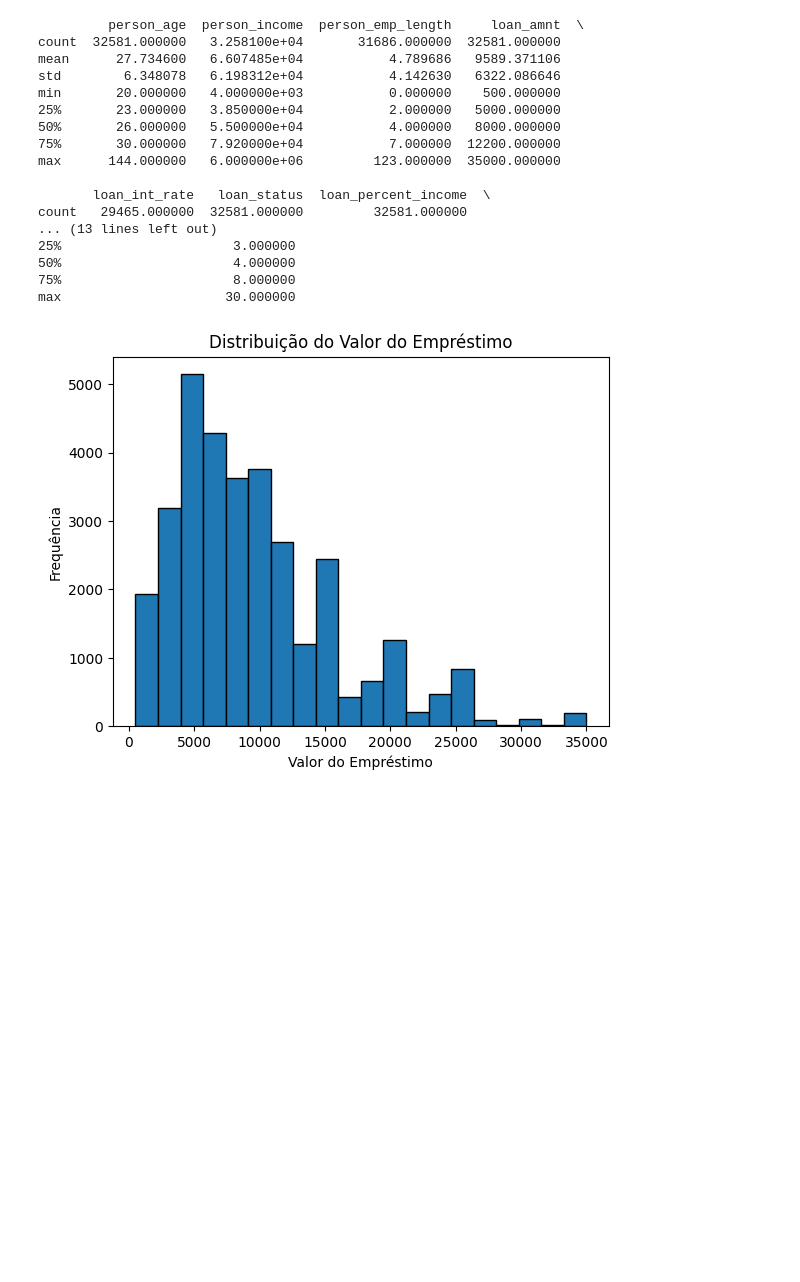
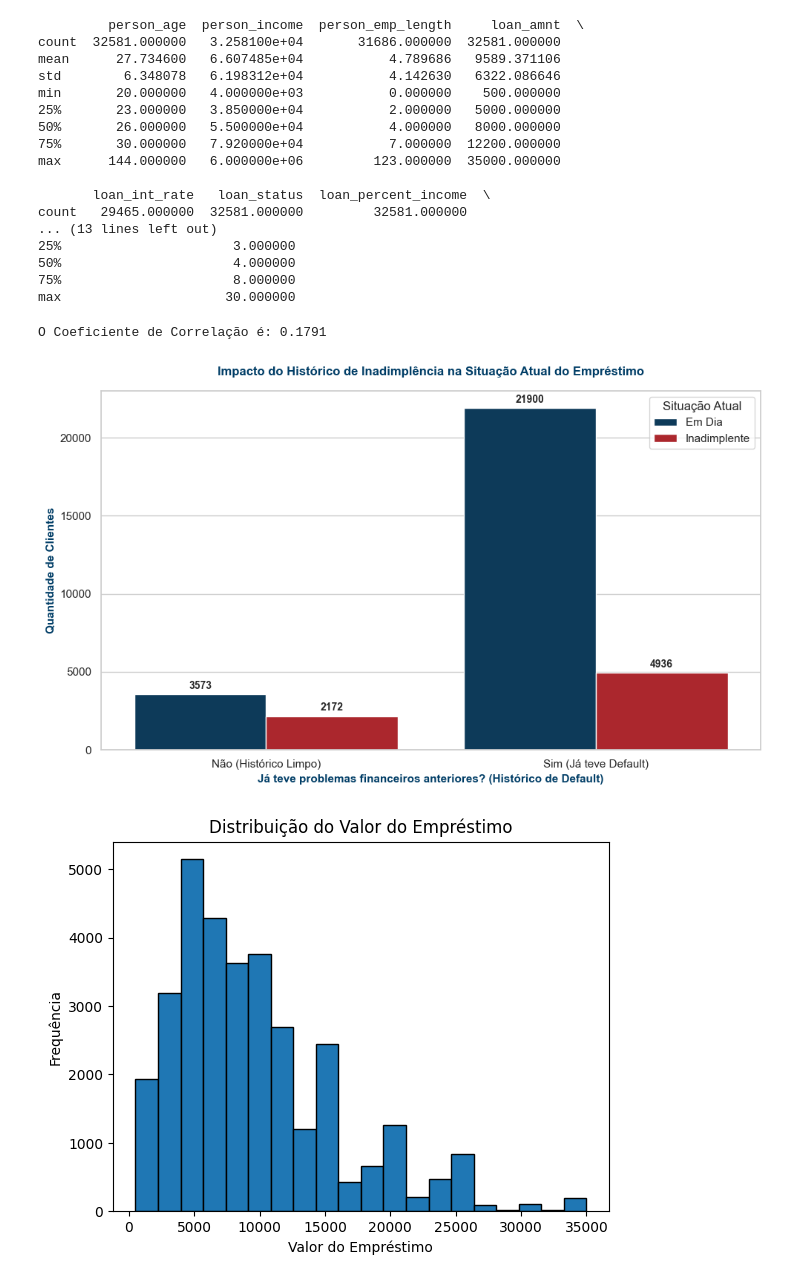
Before and after one commit to marcosaraujoCL/projeto-aplicado-inclusao-financeira, a Jupyter notebook: notebooks/AED.ipynb, the cells around one changed output. Saved outputs shown, nothing was run; the diff lists cells and outputs as text; code cells hidden in the pictures; blank space fills up the shorter version.

```diff
--- a/notebooks/AED.ipynb
+++ b/notebooks/AED.ipynb
@@ -24,4 +24,54 @@ count   29465.000000  32581.000000         32581.000000
 50%                      4.000000
 75%                      8.000000
 max                     30.000000
+# %%
+# --- ANÁLISE DE CORRELAÇÃO: Situação atual (Loan status) vs. Problema financeiros anteriores (cb_person_default_on_file) ---
+#  O coeficiente varia de -1 a 1 e indica a força da relação linear entre Situação atual e Problema financeiros anteriores:
+
+# 1. Próximo de -1 (Correlação Negativa Forte):
+#  Indica que possivelmente quanto mais problemas financeiros anteriores (cb_person_default_on_file = 'Y'), menor a probabilidade de um status de empréstimo positivo.
+
+# 2. Próximo de 0 (Correlação Linear Fraca ou Ausente):
+#  Indica que possivelmentenão há uma relação linear relevante entre as variáveis.
+# Nesse caso, os problemas financeiros anteriores não influenciam significativamente o status do empréstimo.
+
+# 3. Próximo de 1 (Correlação Positiva Forte):
+#  Indica que possivelmente quanto mais problemas financeiros anteriores (cb_person_default_on_file = 'Y'), maior a probabilidade de um status de empréstimo negativo.
+
+df['cb_person_default_on_file_num'] = df['cb_person_default_on_file'].map({'Y':1,'N':0})
+correlação_situação_vs_problemas = df['loan_status'].corr(df['cb_person_default_on_file_num'])
+print(f"O Coeficiente de Correlação é: {correlação_situação_vs_problemas:.4f}")
+# %% [output]
+O Coeficiente de Correlação é: 0.1791
+# %%
+# Criar uma visualização para mostrar a relação entre o histórico de inadimplência e a situação atual do cliente com a instituição financeira.
+# Configura o estilo do fundo
+sns.set_theme(style="whitegrid")
+plt.figure(figsize=(10, 6))
+
+# Criar o gráfico de barras
+ax = sns.countplot(
+    x='cb_person_default_on_file',
+    hue='loan_status',
+    data=df,
+    palette=['#003D66', '#C11119'] # Azul e Vermelho
+)
+
+# Configurações de títulos e legendas limpas para o Storytelling
+plt.title('Impacto do Histórico de Inadimplência na Situação Atual do Empréstimo', fontsize=12, fontweight='bold', color='#003D66', pad=15)
+plt.xlabel('Já teve problemas financeiros anteriores? (Histórico de Default)', fontsize=11, fontweight='bold', color='#003D66')
+plt.ylabel('Quantidade de Clientes', fontsize=11, fontweight='bold', color='#003D66')
+
+# Ajustar os nomes dos eixos para o leitor entender de primeira
+plt.xticks(ticks=[0, 1], labels=['Não (Histórico Limpo)', 'Sim (Já teve Default)'])
+plt.legend(title='Situação Atual', labels=['Em Dia', 'Inadimplente'])
+
+# Adicionar os números exatos em cima de cada barra para dar precisão analítica
+for container in ax.containers:
+    ax.bar_label(container, fontsize=10, fontweight='bold', padding=3)
+
+plt.tight_layout()
+plt.show()
+# %% [output]
+[figure, added]
 # %%
```
Also changed, not shown: parts of 7 cells of this notebook.
